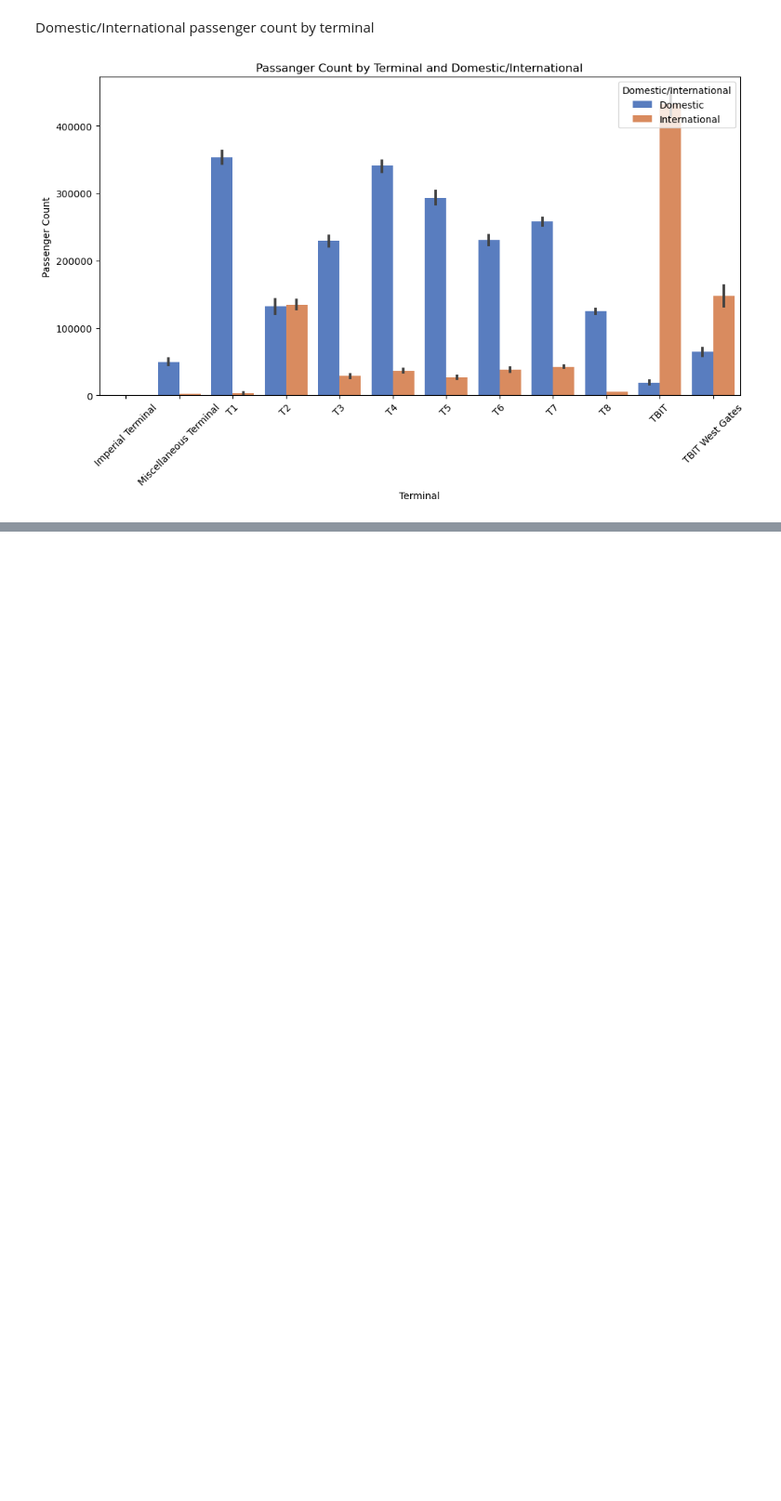
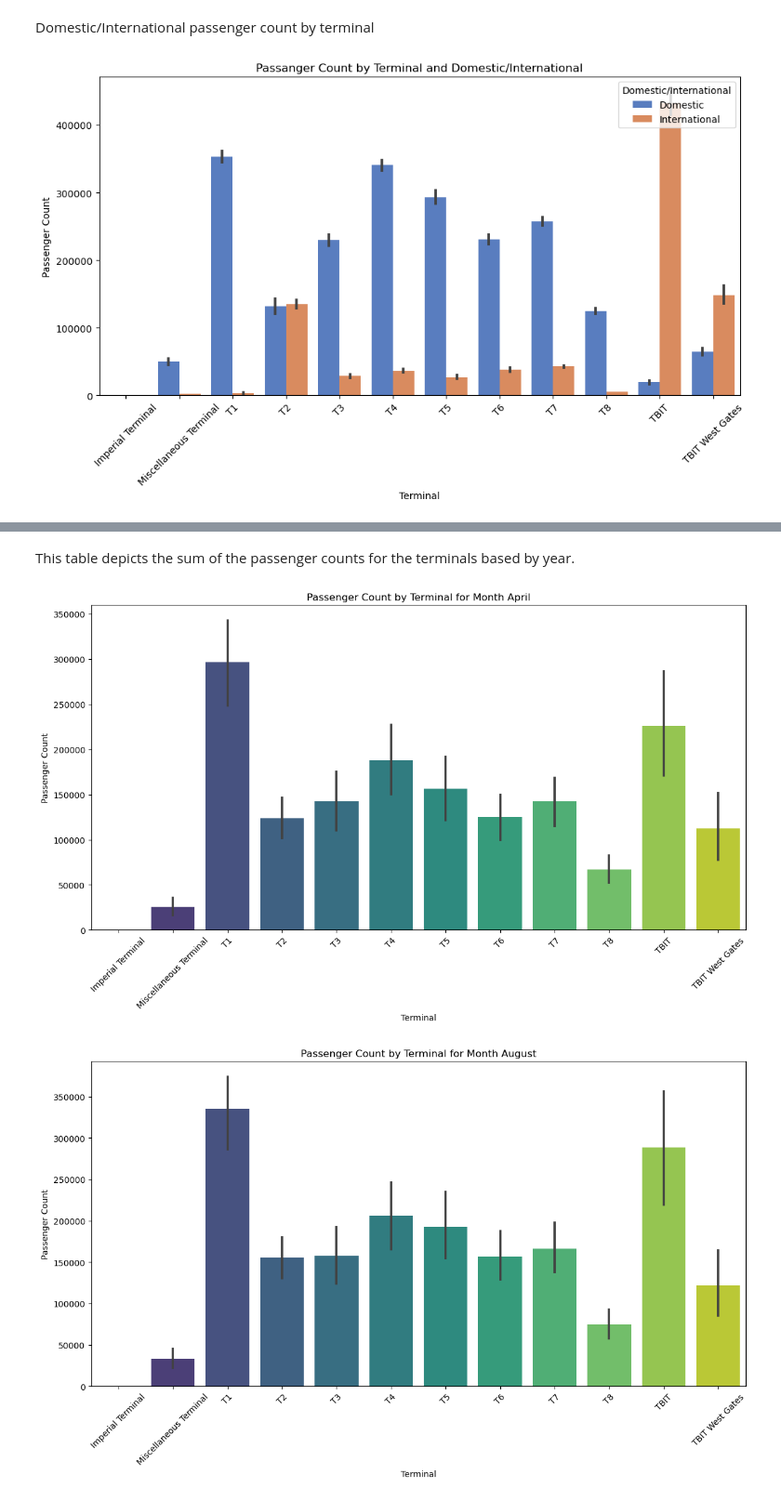
Before and after one commit to IsaganiJulian/LAX_Analysis, a Jupyter notebook: terminal/terminal.ipynb, the cells around one changed output, grey strips where cells are left out. Shown at 93% size. Cells and saved outputs as stored; diff of their text form; code cells hidden in the pictures; blank space fills up the shorter version.

```diff
--- a/terminal/terminal.ipynb
+++ b/terminal/terminal.ipynb
@@ -253,0 +333,27 @@ plt.show()
+# %% [markdown]
+This table depicts the sum of the passenger counts for the terminals based by year.
+# %%
+# Reset the index temporarily to access 'Report_Period'
+data1_reset = data1.reset_index()
+
+# Convert 'Report_Period' to datetime and extract the month
+data1_reset['Report_Period'] = pd.to_datetime(data1_reset['Report_Period'])
+data1_reset['Month'] = data1_reset['Report_Period'].dt.month_name()
+
+# Get unique months and sort them
+unique_months = sorted(data1_reset['Month'].unique())
+
+# Loop over sorted unique months and create individual plots
+for month in unique_months:
+    subset_data = data1_reset[data1_reset['Month'] == month]
+
+    plt.figure(figsize=(14, 7))
+    sns.barplot(data=subset_data, x='Terminal', y='Passenger_Count', palette='viridis')
+    plt.title(f'Passenger Count by Terminal for Month {month}')
+    plt.xlabel('Terminal')
+    plt.ylabel('Passenger Count')
+    plt.xticks(rotation=45)
+    plt.show()
+# %% [output]
+[figure, added]
+[figure, added]
```
Also changed, not shown: parts of 11 cells of this notebook, 1 other file.
